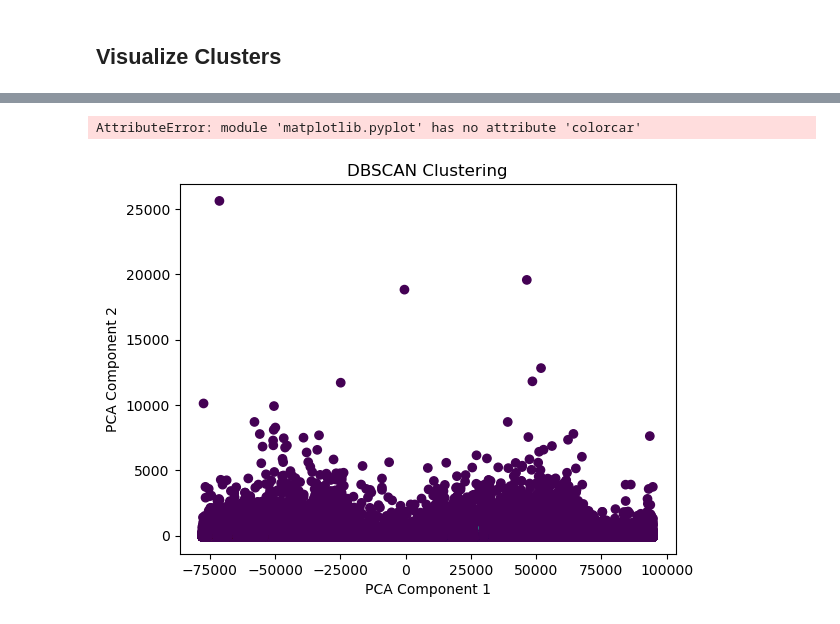
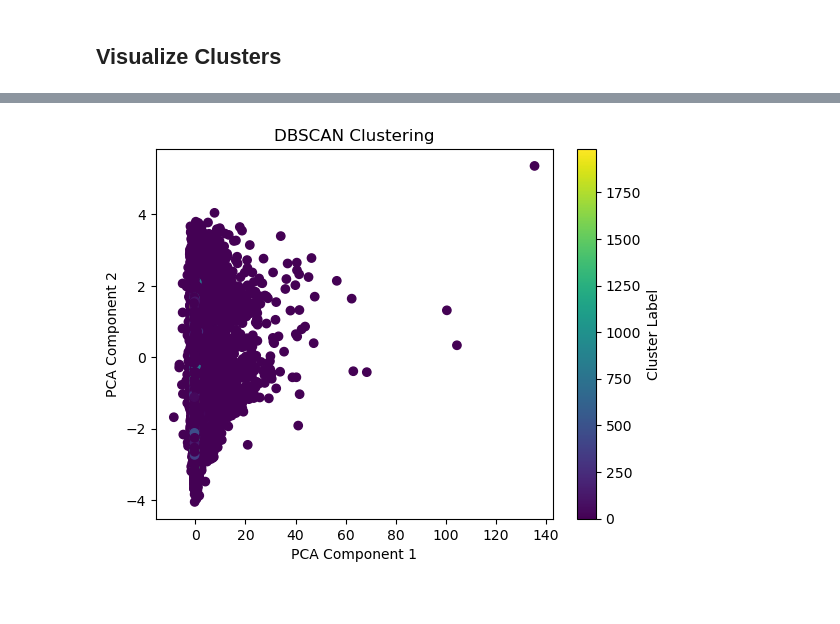
Before and after one commit to fresh-seaway/credit_card_fraud_project, a Jupyter notebook: 2_dbscan_model.ipynb, the cells around one changed output, grey strips where cells are left out. Cells and saved outputs as stored; diff of their text form; code cells hidden in the pictures.

```diff
--- a/2_dbscan_model.ipynb
+++ b/2_dbscan_model.ipynb
@@ -59,0 +33,32 @@ print(num_noise_points)
+# %%
+import numpy as np
+from sklearn.preprocessing import StandardScaler
+from sklearn.cluster import DBSCAN
+from sklearn.metrics import silhouette_score
+from sklearn.model_selection import train_test_split
+
+# Split the data into features 'X' and target 'y'
+X = df[input_features]
+y = df[target_feature]
+
+# Split the data into training set and test set
+X_train, X_test, y_train, y_test = train_test_split(X,y, test_size = 0.2, random_state = 42)
+
+# Standardize the features
+scaler = StandardScaler()
+X_train_scaled = scaler.fit_transform(X_train)
+
+# Train and fit model
+dbscan = DBSCAN(
+    # eps = .5,
+    # min_samples = 5
+    ).fit(X_train_scaled)
+
+labels = dbscan.labels_
+
+# Number of clusters in labels, ignoring noise if present.
+n_clusters_ = len(set(labels)) - (1 if -1 in labels else 0)
+n_noise_ = list(labels).count(-1)
+
+print("Estimated number of clusters: %d" % n_clusters_)
+print("Estimated number of noise points: %d" % n_noise_)
@@ -62,21 +151,20 @@ print(num_noise_points)
 # %%
 from sklearn.decomposition import PCA
 import matplotlib.pyplot as plt
 
-pca = PCA(n_components = 2)
-pca_data = pca.fit_transform(input_features)
+pca = PCA(n_components=2)
+pca_data = pca.fit_transform(X_train_scaled)
 
 plt.scatter(pca_data[:, 0], pca_data[:, 1],
-            c = dbscan.labels_,
-            cmap = 'viridis',
-            marker = 'o')
+            c=labels,
+            cmap='viridis',
+            marker='o')
 
 plt.title("DBSCAN Clustering")
 plt.xlabel("PCA Component 1")
 plt.ylabel("PCA Component 2")
-plt.colorcar(label = 'Cluster Label')
+plt.colorbar(label='Cluster Label')
 
 plt.show()
 # %% [output]
-AttributeError: module 'matplotlib.pyplot' has no attribute 'colorcar'
-[figure, old version]
+[figure, new version]
```
Also changed, not shown: parts of 15 cells of this notebook, 1 other file.
